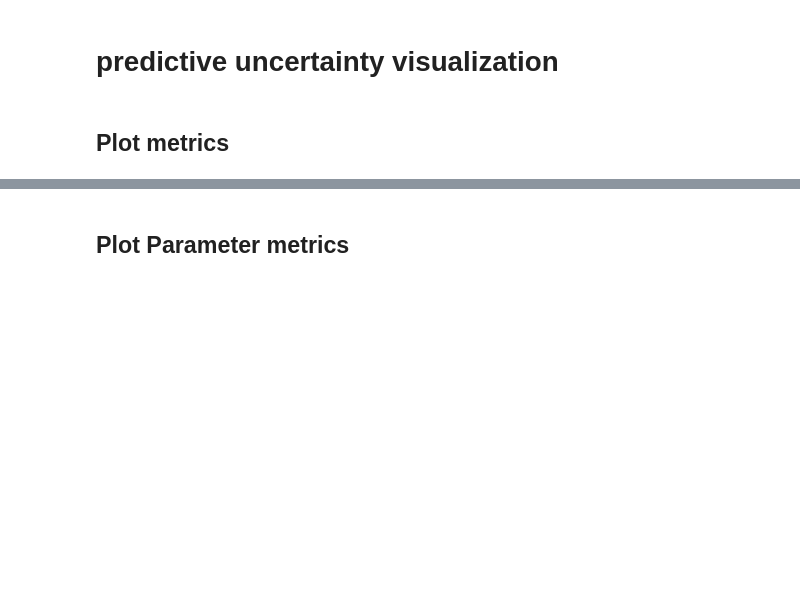
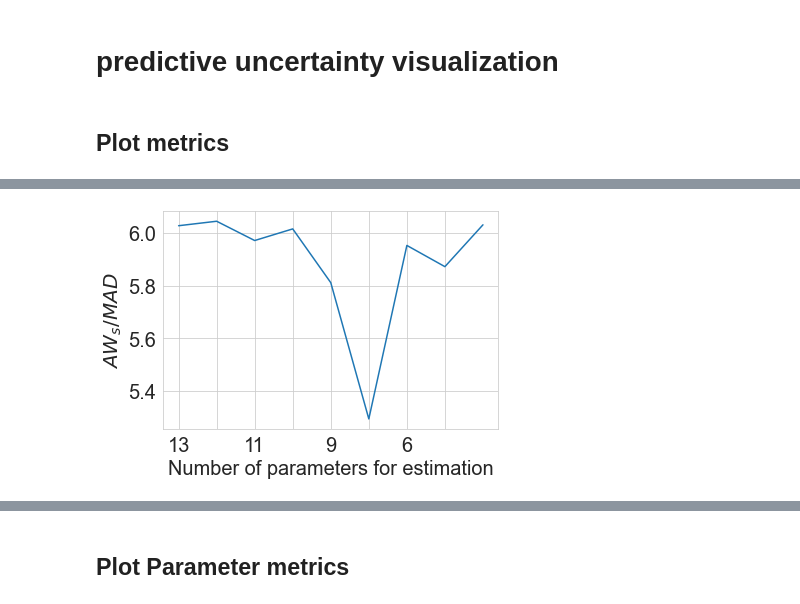
Before and after one commit to QianWanghhu/predict_uq, a Jupyter notebook: src/notebooks/predictive_uncertainty.ipynb, the cells around one changed output, grey strips where cells are left out. Saved outputs shown, nothing was run; the diff lists cells and outputs as text; code cells hidden in the pictures; blank space fills up the shorter version.

```diff
--- a/src/notebooks/predictive_uncertainty.ipynb
+++ b/src/notebooks/predictive_uncertainty.ipynb
@@ -86,3 +86,12 @@ for jj in range(2):
+# %%
+# Plot the ratio of AW to MAD
+ax = (metric_total_unc['AWI_std'] / metric_total_unc['MAD']).plot()
+ax.set_xlabel('Number of parameters for estimation')
+ax.xaxis.set_major_locator(ticker.FixedLocator(np.arange(8)))
+ax.set_ylabel(r'$AW_{s} / MAD$')
+plt.savefig(f'{fn_figs}ratio_AW_MAD.png', format='png', dpi=300)
+# %% [output]
+[figure, added]
 # %%
 # Plot objective functions
 import seaborn as sns
```
Also changed, not shown: parts of 17 cells of this notebook, 1 other file.
